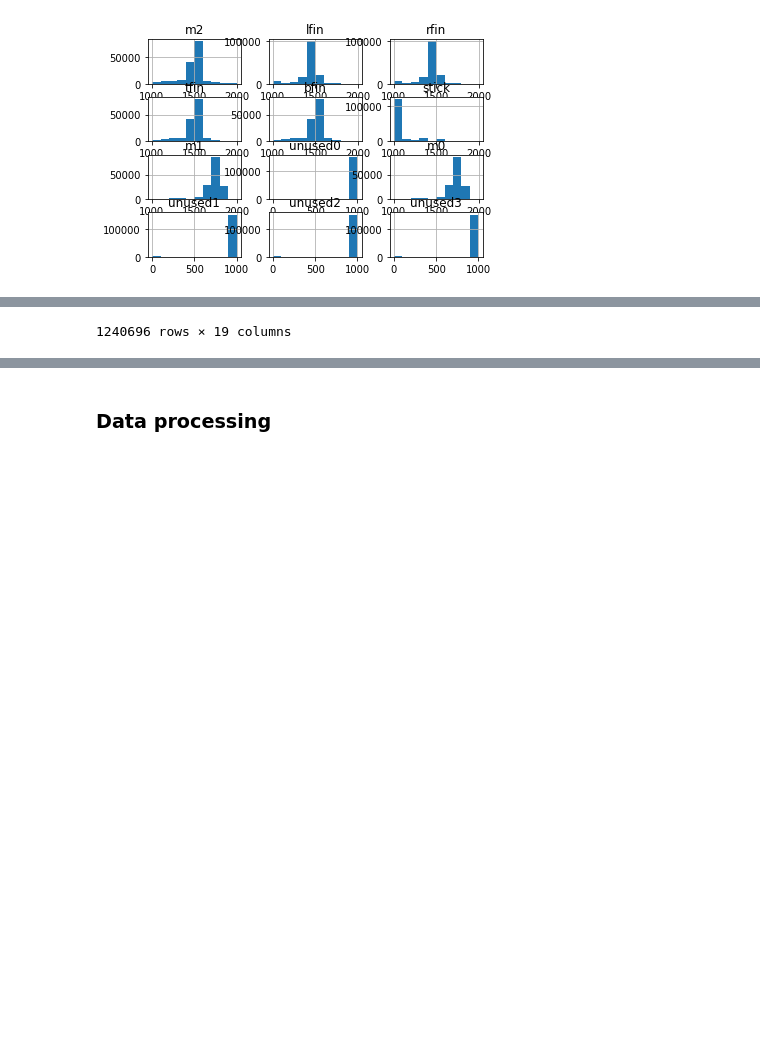
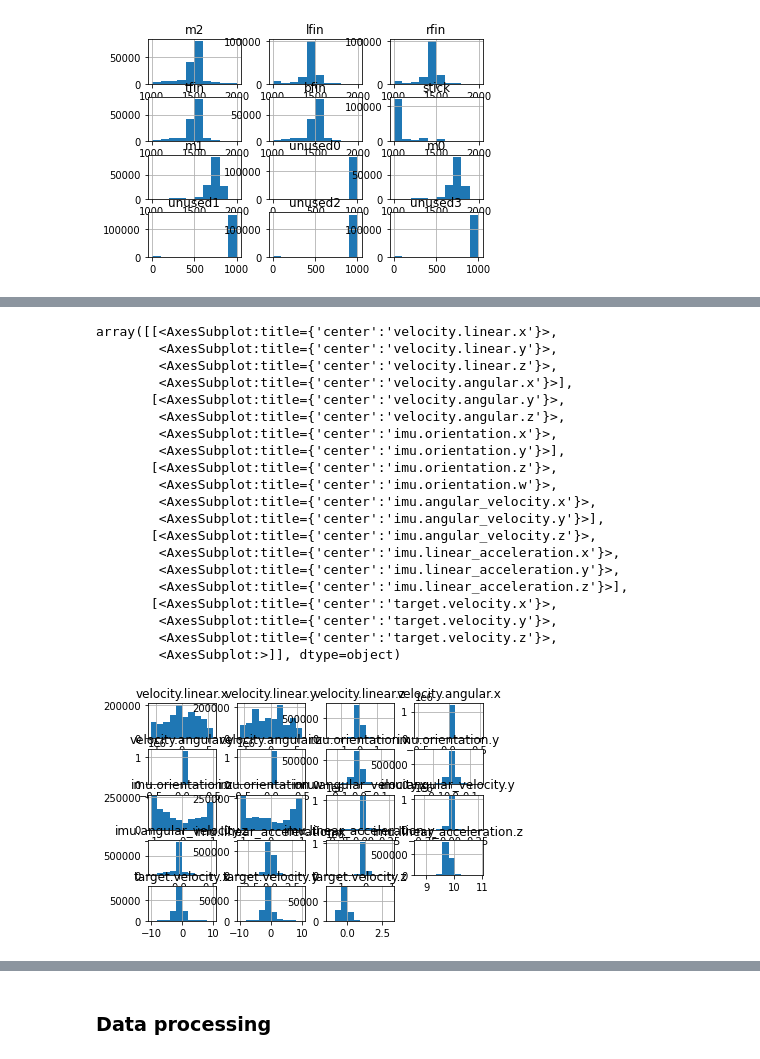
Before and after one commit to ootang2018/DataProcessing_rosbag2csv_StateTransitions, a Jupyter notebook: simdata_preprocessing.ipynb, the cells around one changed output, grey strips where cells are left out. Cells and saved outputs as stored; diff of their text form; code cells hidden in the pictures; blank space fills up the shorter version.

```diff
--- a/simdata_preprocessing.ipynb
+++ b/simdata_preprocessing.ipynb
@@ -474,5 +473,5 @@ array([[<AxesSubplot:title={'center':'m2'}>,
         <AxesSubplot:title={'center':'unused3'}>]], dtype=object)
 [figure]
 # %%
-objData.obs
+objData.obs.hist()
 # %% [output]
@@ -491 +478,21 @@ objData.obs
-1240696 rows × 19 columns
+array([[<AxesSubplot:title={'center':'velocity.linear.x'}>,
+        <AxesSubplot:title={'center':'velocity.linear.y'}>,
+        <AxesSubplot:title={'center':'velocity.linear.z'}>,
+        <AxesSubplot:title={'center':'velocity.angular.x'}>],
+       [<AxesSubplot:title={'center':'velocity.angular.y'}>,
+        <AxesSubplot:title={'center':'velocity.angular.z'}>,
+        <AxesSubplot:title={'center':'imu.orientation.x'}>,
+        <AxesSubplot:title={'center':'imu.orientation.y'}>],
+       [<AxesSubplot:title={'center':'imu.orientation.z'}>,
+        <AxesSubplot:title={'center':'imu.orientation.w'}>,
+        <AxesSubplot:title={'center':'imu.angular_velocity.x'}>,
+        <AxesSubplot:title={'center':'imu.angular_velocity.y'}>],
+       [<AxesSubplot:title={'center':'imu.angular_velocity.z'}>,
+        <AxesSubplot:title={'center':'imu.linear_acceleration.x'}>,
+        <AxesSubplot:title={'center':'imu.linear_acceleration.y'}>,
+        <AxesSubplot:title={'center':'imu.linear_acceleration.z'}>],
+       [<AxesSubplot:title={'center':'target.velocity.x'}>,
+        <AxesSubplot:title={'center':'target.velocity.y'}>,
+        <AxesSubplot:title={'center':'target.velocity.z'}>,
+        <AxesSubplot:>]], dtype=object)
+[figure, added]
```
Also changed, not shown: parts of 10 cells of this notebook, 1 other file.
